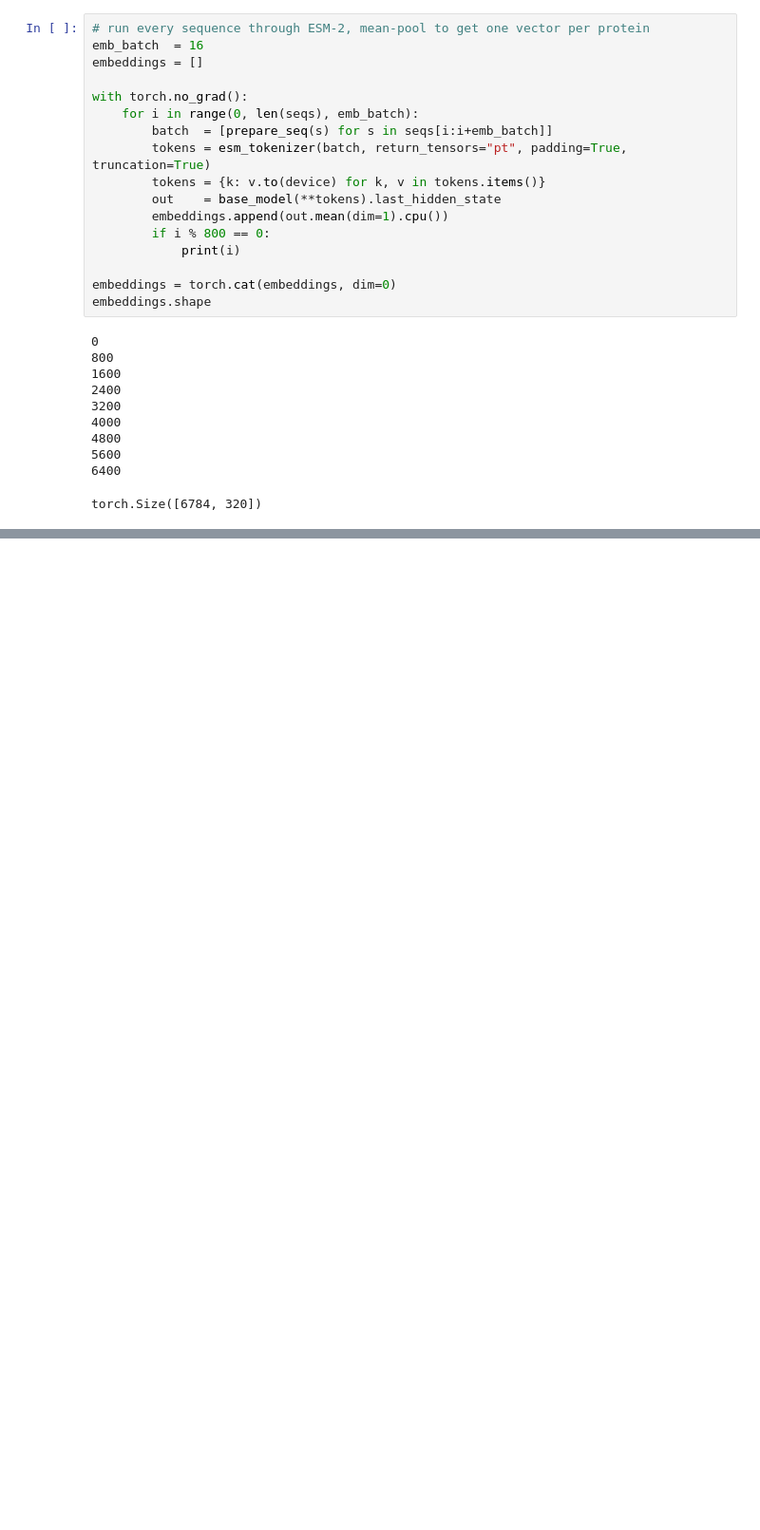
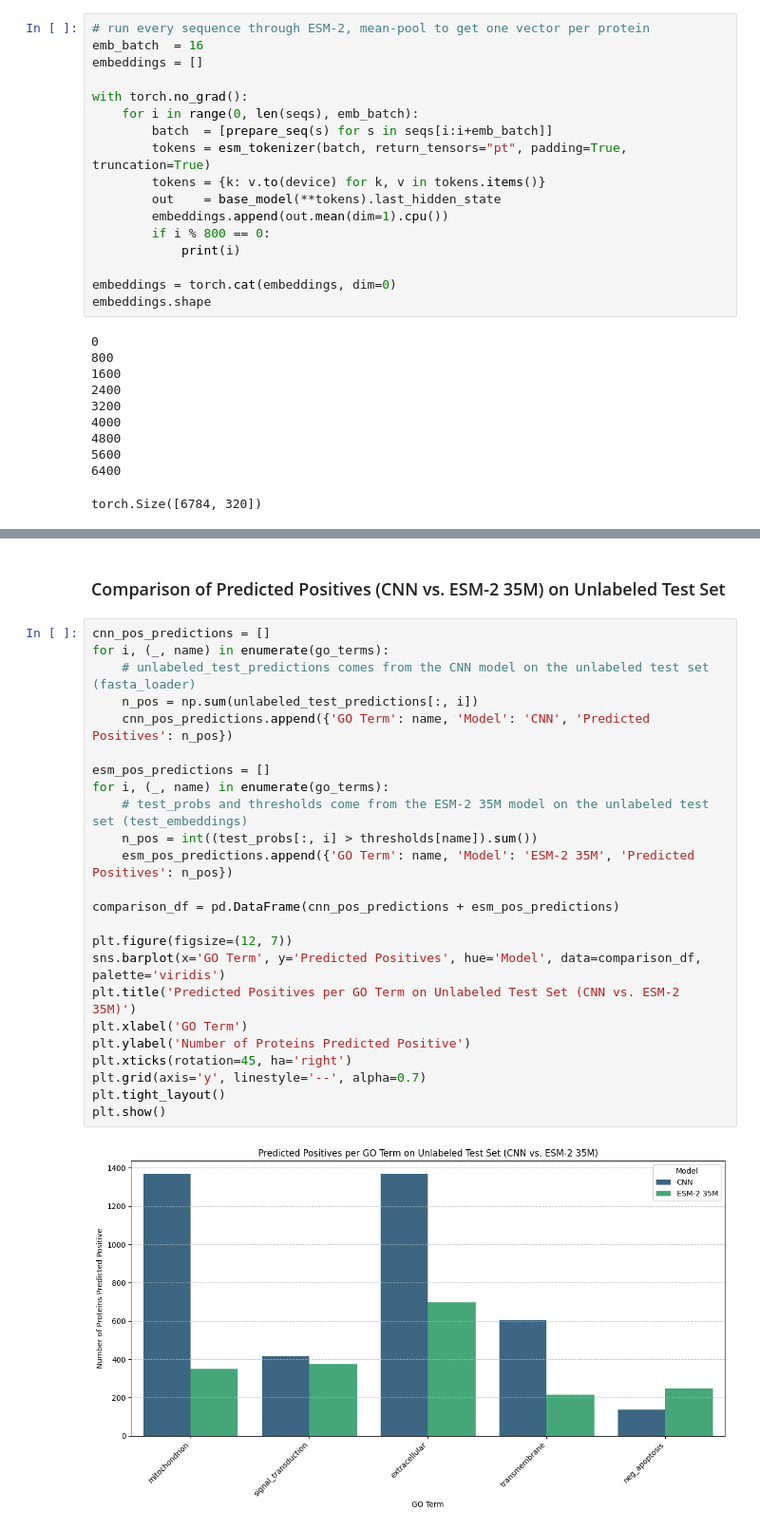
Before and after one commit to Bunty-Bot/deep_learning_MBFProject, a Jupyter notebook: DL_GO_Data_MBFProject.ipynb, the cells around one changed output, grey strips where cells are left out. Shown at 95% size. Drawn from its saved outputs; the diff is of its cells as text; blank space fills up the shorter version.

```diff
--- a/DL_GO_Data_MBFProject.ipynb
+++ b/DL_GO_Data_MBFProject.ipynb
@@ -953,0 +1015,28 @@ for i, (_, name) in enumerate(go_terms):
+# %% [markdown]
+### Comparison of Predicted Positives (CNN vs. ESM-2 35M) on Unlabeled Test Set
+# %%
+cnn_pos_predictions = []
+for i, (_, name) in enumerate(go_terms):
+    # unlabeled_test_predictions comes from the CNN model on the unlabeled test set (fasta_loader)
+    n_pos = np.sum(unlabeled_test_predictions[:, i])
+    cnn_pos_predictions.append({'GO Term': name, 'Model': 'CNN', 'Predicted Positives': n_pos})
+
+esm_pos_predictions = []
+for i, (_, name) in enumerate(go_terms):
+    # test_probs and thresholds come from the ESM-2 35M model on the unlabeled test set (test_embeddings)
+    n_pos = int((test_probs[:, i] > thresholds[name]).sum())
+    esm_pos_predictions.append({'GO Term': name, 'Model': 'ESM-2 35M', 'Predicted Positives': n_pos})
+
+comparison_df = pd.DataFrame(cnn_pos_predictions + esm_pos_predictions)
+
+plt.figure(figsize=(12, 7))
+sns.barplot(x='GO Term', y='Predicted Positives', hue='Model', data=comparison_df, palette='viridis')
+plt.title('Predicted Positives per GO Term on Unlabeled Test Set (CNN vs. ESM-2 35M)')
+plt.xlabel('GO Term')
+plt.ylabel('Number of Proteins Predicted Positive')
+plt.xticks(rotation=45, ha='right')
+plt.grid(axis='y', linestyle='--', alpha=0.7)
+plt.tight_layout()
+plt.show()
+# %% [output]
+[figure, added]
```
Also changed, not shown: parts of 22 cells of this notebook.
